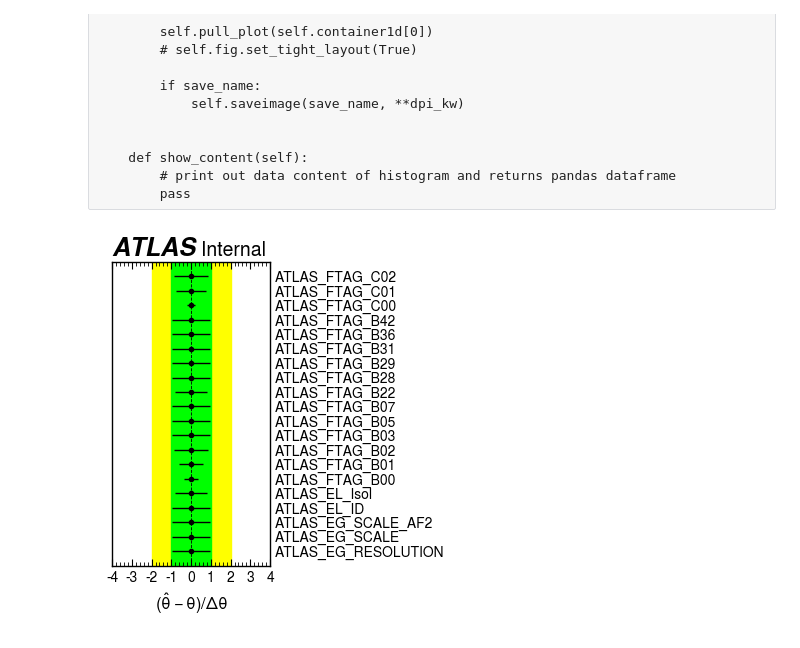
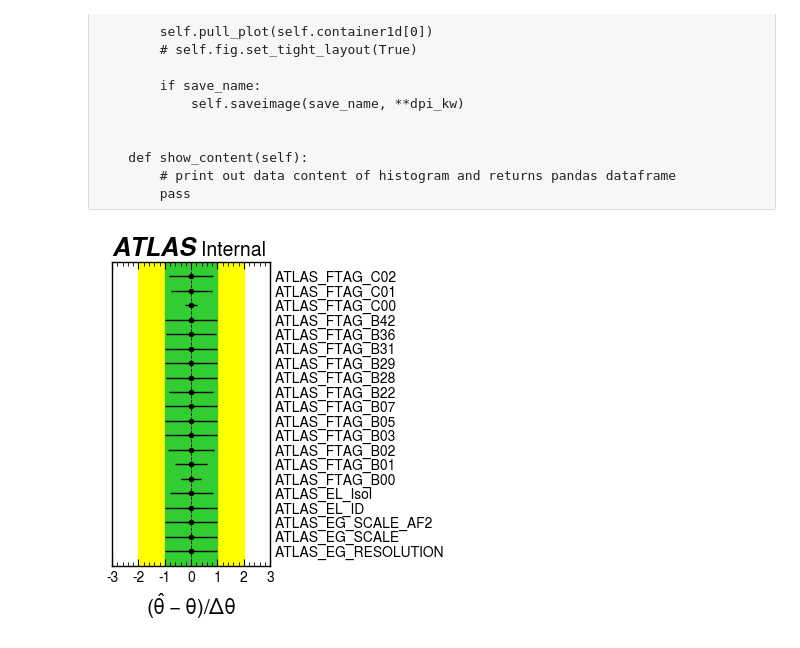
Before and after one commit to MoAly98/Pythium, a Jupyter notebook: plotting_misc/PullPlot_test.ipynb, the cells around one changed output. Cells and saved outputs as stored; diff of their text form; code cells hidden in the pictures.

```diff
--- a/plotting_misc/PullPlot_test.ipynb
+++ b/plotting_misc/PullPlot_test.ipynb
@@ -433,10 +216,9 @@ class PullPlot(EmptyPlot):
 # %%
 plot = PullPlot(data0.iloc[0:20])
-plot.plot_options(rangelist=[-4, 4], center=0)
+plot.plot_options(rangelist=[-3, 3], center=0)
 plot.figure_options(labelside='right')
-plot.color_options(marker='black', onesigma='lime', twosigma='yellow')
-plot.set_axislabels(12, xmain=r'$(\hat{\theta}-\theta)/\Delta\theta$')
+#plot.color_options(marker='black', onesigma='yellow', twosigma='blue')
 plot.create()
 # plot.saveimage("PullPlot_demo", 1000)
 # %% [output]
-[figure, old version]
+[figure, new version]
```
Also changed, not shown: parts of 1 cell of this notebook, 2 other files.
